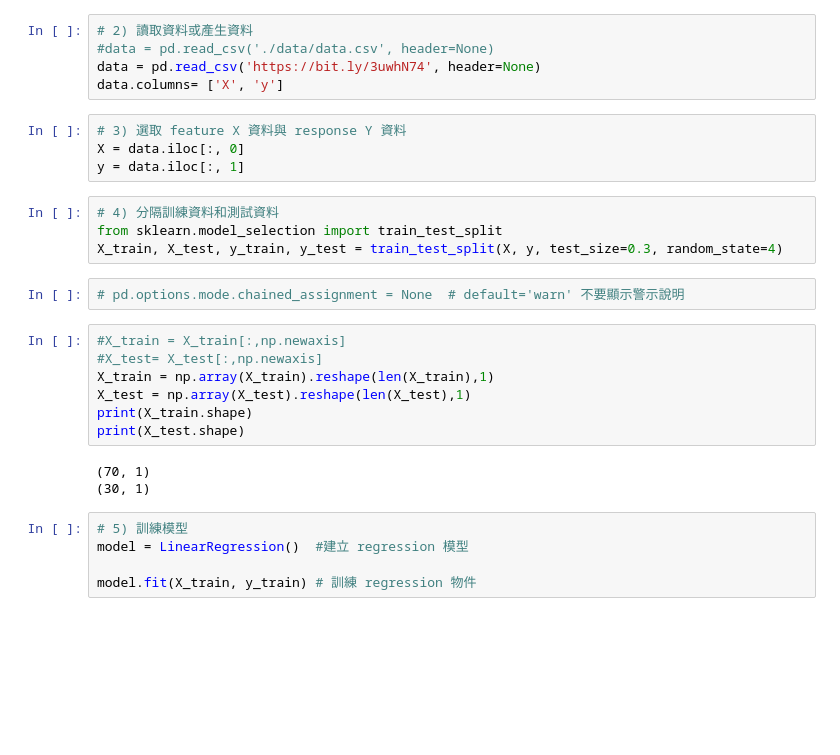
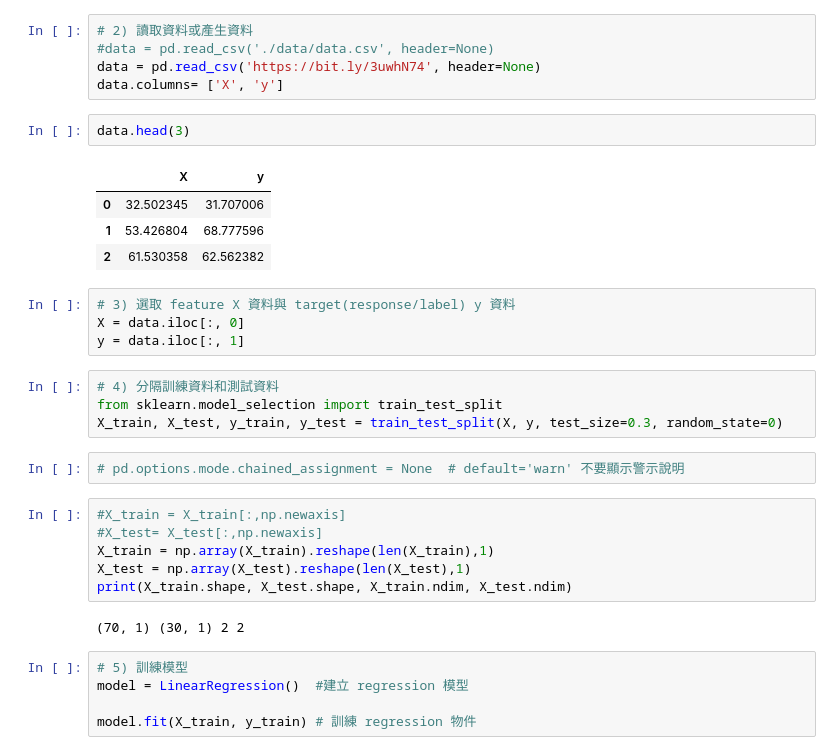
Before and after one commit to th0041/Machine-Learning-Code, a Jupyter notebook: Regression迴歸模型_1.ipynb, the cells around one changed output. Drawn from its saved outputs; the diff is of its cells as text; blank space fills up the shorter version.

```diff
--- a/Regression迴歸模型_1.ipynb
+++ b/Regression迴歸模型_1.ipynb
@@ -438,14 +491,21 @@ from sklearn.model_selection import train_test_split # sklearn套件的model_sel
 #data = pd.read_csv('./data/data.csv', header=None)
 data = pd.read_csv('https://bit.ly/3uwhN74', header=None)
 data.columns= ['X', 'y']
+# %%
+data.head(3)
+# %% [output]
+|  | X | y |
+| 0 | 32.502345 | 31.707006 |
+| 1 | 53.426804 | 68.777596 |
+| 2 | 61.530358 | 62.562382 |
 # %%
-# 3) 選取 feature X 資料與 response Y 資料
+# 3) 選取 feature X 資料與 target(response/label) y 資料
 X = data.iloc[:, 0]
 y = data.iloc[:, 1]
 # %%
 # 4) 分隔訓練資料和測試資料
 from sklearn.model_selection import train_test_split
-X_train, X_test, y_train, y_test = train_test_split(X, y, test_size=0.3, random_state=4)
+X_train, X_test, y_train, y_test = train_test_split(X, y, test_size=0.3, random_state=0)
 # %%
 # pd.options.mode.chained_assignment = None  # default='warn' 不要顯示警示說明
 # %%
@@ -453,11 +513,9 @@ X_train, X_test, y_train, y_test = train_test_split(X, y, test_size=0.3, random_
 #X_test= X_test[:,np.newaxis]
 X_train = np.array(X_train).reshape(len(X_train),1)
 X_test = np.array(X_test).reshape(len(X_test),1)
-print(X_train.shape)
-print(X_test.shape)
+print(X_train.shape, X_test.shape, X_train.ndim, X_test.ndim)
 # %% [output]
-(70, 1)
-(30, 1)
+(70, 1) (30, 1) 2 2
 # %%
 # 5) 訓練模型
 model = LinearRegression()  #建立 regression 模型
```
Also changed, not shown: parts of 33 cells of this notebook.
